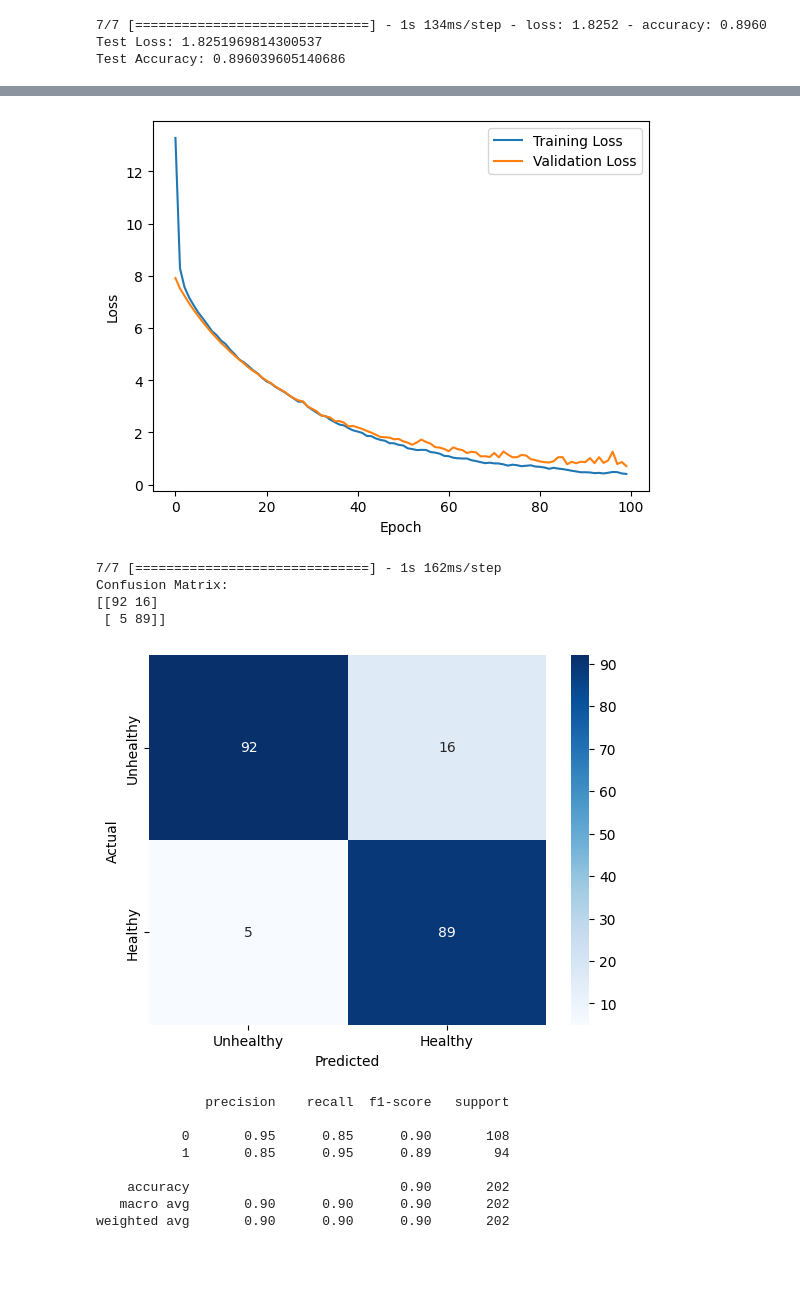
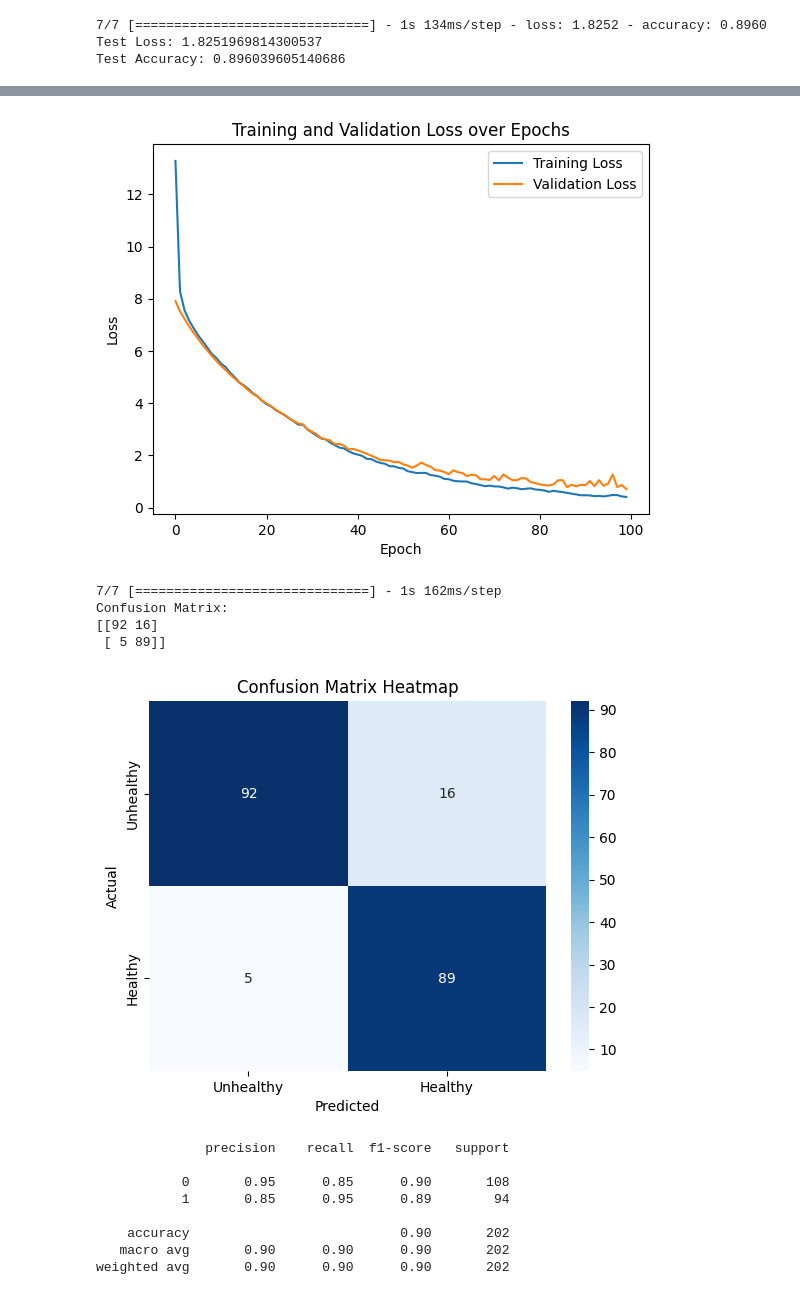
Before and after one commit to K-Senthil-Shunmugam/GrainScan, a Jupyter notebook: Model_Training.ipynb, the cells around one changed output, grey strips where cells are left out. Drawn from its saved outputs; the diff is of its cells as text; code cells hidden in the pictures; blank space fills up the shorter version.

```diff
--- a/Model_Training.ipynb
+++ b/Model_Training.ipynb
@@ -299,13 +300,14 @@ plt.show()
 # %%
 # Plot the training and validation accuracy over epochs
 plt.plot(history.history['loss'], label='Training Loss')
 plt.plot(history.history['val_loss'], label='Validation Loss')
 plt.xlabel('Epoch')
 plt.ylabel('Loss')
+plt.title("Training and Validation Loss over Epochs")
 plt.legend()
 plt.show()
 # %% [output]
-[figure, old version]
+[figure, new version]
 # %%
 from sklearn.metrics import confusion_matrix
 
@@ -331,10 +333,11 @@ class_labels = ["Unhealthy", "Healthy"]
 sns.heatmap(cm, annot=True, fmt="d", cmap="Blues", xticklabels=class_labels, yticklabels=class_labels)
 plt.xlabel("Predicted")
 plt.ylabel("Actual")
+plt.title("Confusion Matrix Heatmap")
 # Show the plot
 plt.show()
 # %% [output]
-[figure, old version]
+[figure, new version]
 # %%
 from sklearn.metrics import classification_report
 
```
Also changed, not shown: parts of 1 cell of this notebook.
